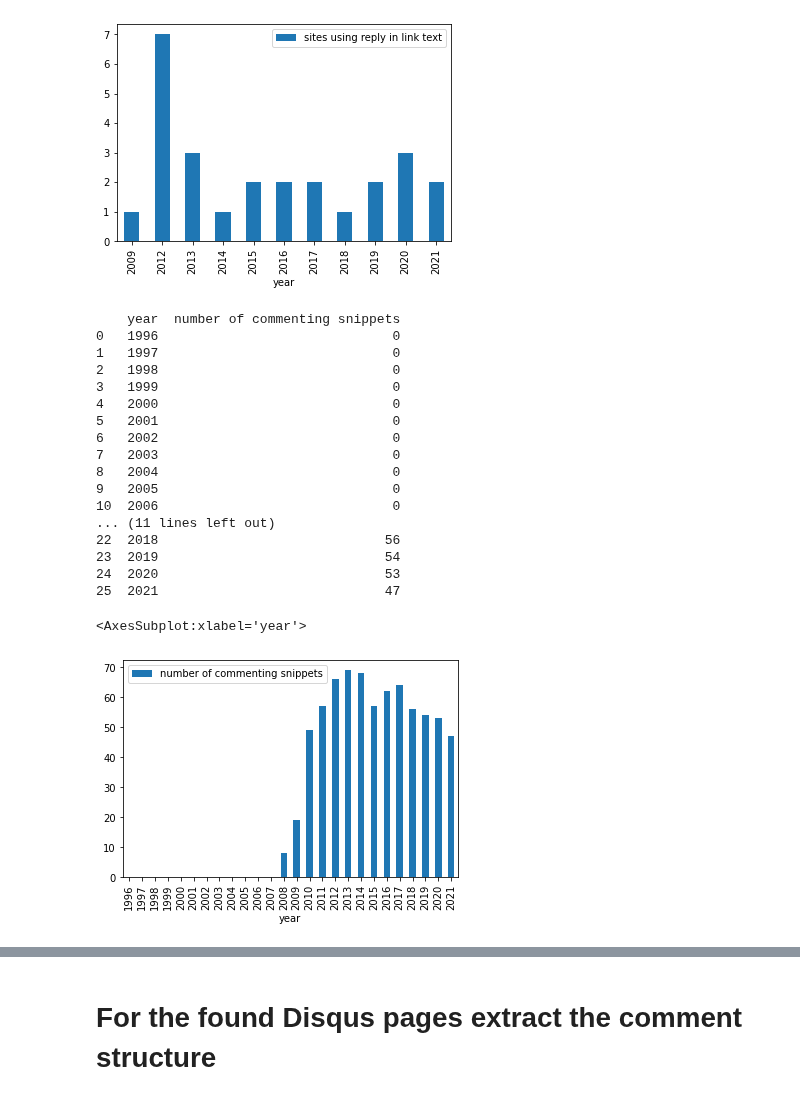
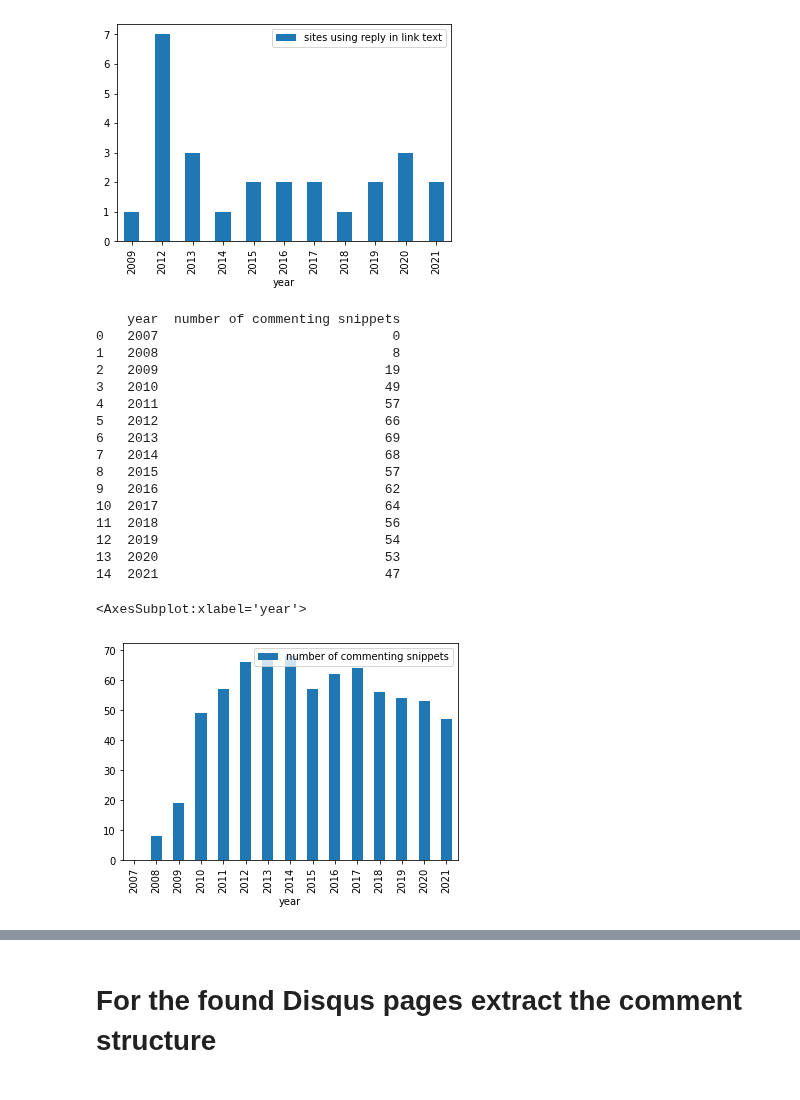
Before and after one commit to smootyboy/ARCH_News_Comments, a Jupyter notebook: Comment_Extraction.ipynb, the cells around one changed output, grey strips where cells are left out. Cells and saved outputs as stored; diff of their text form; code cells hidden in the pictures.

```diff
--- a/Comment_Extraction.ipynb
+++ b/Comment_Extraction.ipynb
@@ -301,7 +301,7 @@ cnn.com uses  Disqus  in: [2010, 2011, 2012, 2013, 2014, 2015, 2016]
 # %% [markdown]
 Display total commenting systems per year
 # %%
-years = range(1996,2022)
+years = range(2007,2022)
 commenting_systems_per_year = pd.DataFrame(0,index=[list(years)], columns=["count"])
 
 for system in list(detection_patterns['Commenting system'].unique()):
@@ -345,7 +344,7 @@ commenting_systems_per_year.plot(x='year', kind = 'bar')
 # %% [markdown]
 Display total unique commenting systems per year
 # %%
-years = range(1996,2022)
+years = range(2007,2022)
 unique_commenting_systems_per_year = pd.DataFrame(0,index=[list(years)], columns=["count"])
 
 for system in list(detection_patterns['Commenting system'].unique()):
@@ -387,7 +385,7 @@ unique_commenting_systems_per_year.plot(x='year', kind = 'bar')
 # %% [markdown]
 Display and save a matrix with the commenting system per domain per year
 # %%
-years = range(1996,2022)
+years = range(2007,2022)
 commenting_systems_per_domain = pd.DataFrame(index=[list(years)], columns=[domains_in_scope])
 #commenting_systems_per_year = commenting_systems_per_year.fillna("")
 
@@ -603,45 +599,44 @@ washingtontimes.com has comment in id variable in: [2009, 2010, 2011, 2017, 2018
 [figure]
 [figure]
 # %%
-years = range(1996,2022)
+years = range(2007,2022)
 commenting_snippets_per_year = pd.DataFrame(0,index=[list(years)], columns=["count"])
 
 for snippet in list(general_detection_patterns['Snippet'].unique()):
     save_location = "data/"+Dataset +"/results/"+snippet+"-summary.csv"
     results = pd.read_csv(save_location)
     domains = list(results.domain.unique())
 
     #skip to next itteration if no domains found with system
     if domains == []:
         continue
 
     for domain in domains:
         years_in_snippet = list(results[results.domain == domain].year.unique())
         for year in years_in_snippet:
             commenting_snippets_per_year.loc[year, 'count'] += 1
 
 commenting_snippets_per_year = commenting_snippets_per_year.reset_index(level=0)
 commenting_snippets_per_year.columns = ["year", "number of commenting snippets"]
 print(commenting_snippets_per_year)
 commenting_snippets_per_year.plot(x='year', kind = 'bar')
 # %% [output]
     year  number of commenting snippets
-0   1996                              0
-1   1997                              0
-2   1998                              0
-3   1999                              0
-4   2000                              0
-5   2001                              0
-6   2002                              0
-7   2003                              0
-8   2004                              0
-9   2005                              0
-10  2006                              0
-... (11 lines left out)
-22  2018                             56
-23  2019                             54
-24  2020                             53
-25  2021                             47
+0   2007                              0
+1   2008                              8
+2   2009                             19
+3   2010                             49
+4   2011                             57
+5   2012                             66
+6   2013                             69
+7   2014                             68
+8   2015                             57
+9   2016                             62
+10  2017                             64
+11  2018                             56
+12  2019                             54
+13  2020                             53
+14  2021                             47
 <AxesSubplot:xlabel='year'>
-[figure, old version]
+[figure, new version]
 # %%
```
Also changed, not shown: parts of 8 cells of this notebook.
